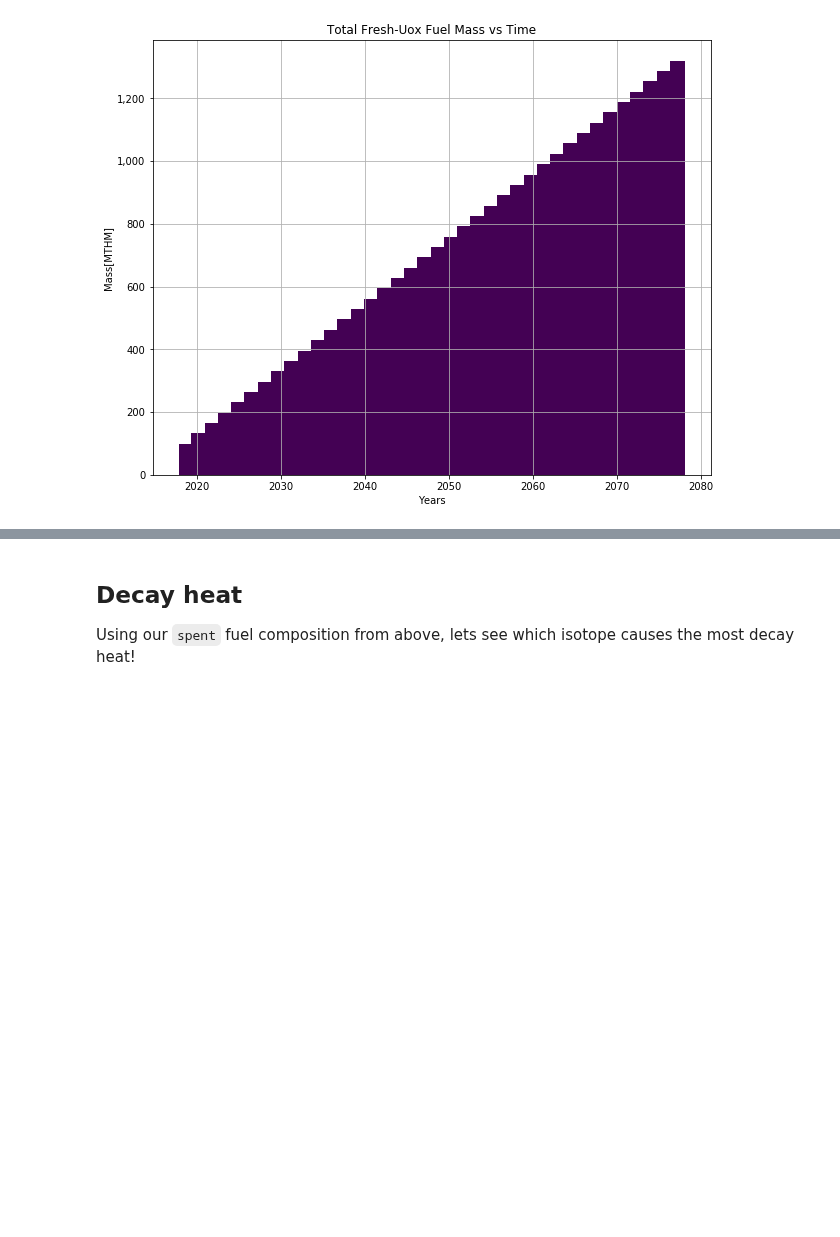
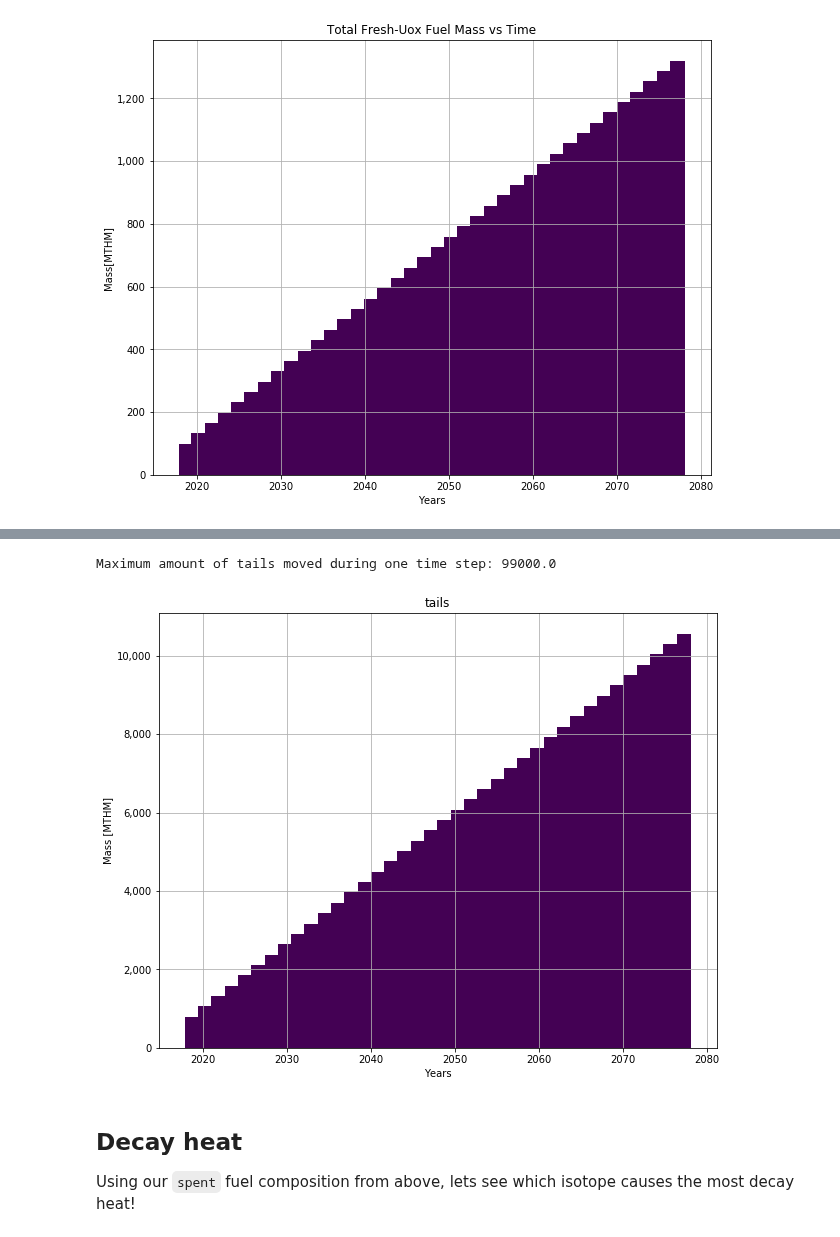
Before and after one commit to pichman2/cyclus-tutorial, a Jupyter notebook: Tutorial_interactive_key.ipynb, the cells around one changed output, grey strips where cells are left out. Cells and saved outputs as stored; diff of their text form; code cells hidden in the pictures; blank space fills up the shorter version.

```diff
--- a/Tutorial_interactive_key.ipynb
+++ b/Tutorial_interactive_key.ipynb
@@ -903,6 +905,25 @@ Image(filename='nat_u.png')
 # %% [markdown]
 ## Ask: Why is the orange line steeper in slope than the green line?
 <img src="img/nat_u_img.png" width="650"><br>
+# %%
+tails = cur.execute('SELECT time, sum(quantity) FROM transactions '
+                       'INNER JOIN resources ON resources.resourceid = '
+                       'transactions.resourceid WHERE commodity = "tails"'
+                       ' GROUP BY time').fetchall()
+
+tails_array = np.array(fuel)
+tails_transaction = [tail[1] for tail in tails_array]
+tails_timeseries = [fuel[0] for fuel in tails_array]
+
+maximum_fuel_moved = np.amax(tails_array)
+print('Maximum amount of tails moved during one time step: ' + str(maximum_fuel_moved))
+
+analysis.plot_commodities(cur,archetype='sink',facility_commodity=['tails'],title='tails',filename='tails',is_cum=True,is_outflux=False)
+from IPython.display import Image
+Image(filename='tails.png')
+# %% [output]
+Maximum amount of tails moved during one time step: 99000.0
+[figure, added]
 # %% [markdown]
 ## Decay heat
 Using our `spent` fuel composition from above, lets see which isotope causes the most decay heat!
```
Also changed, not shown: parts of 7 cells of this notebook, 1 other file.
